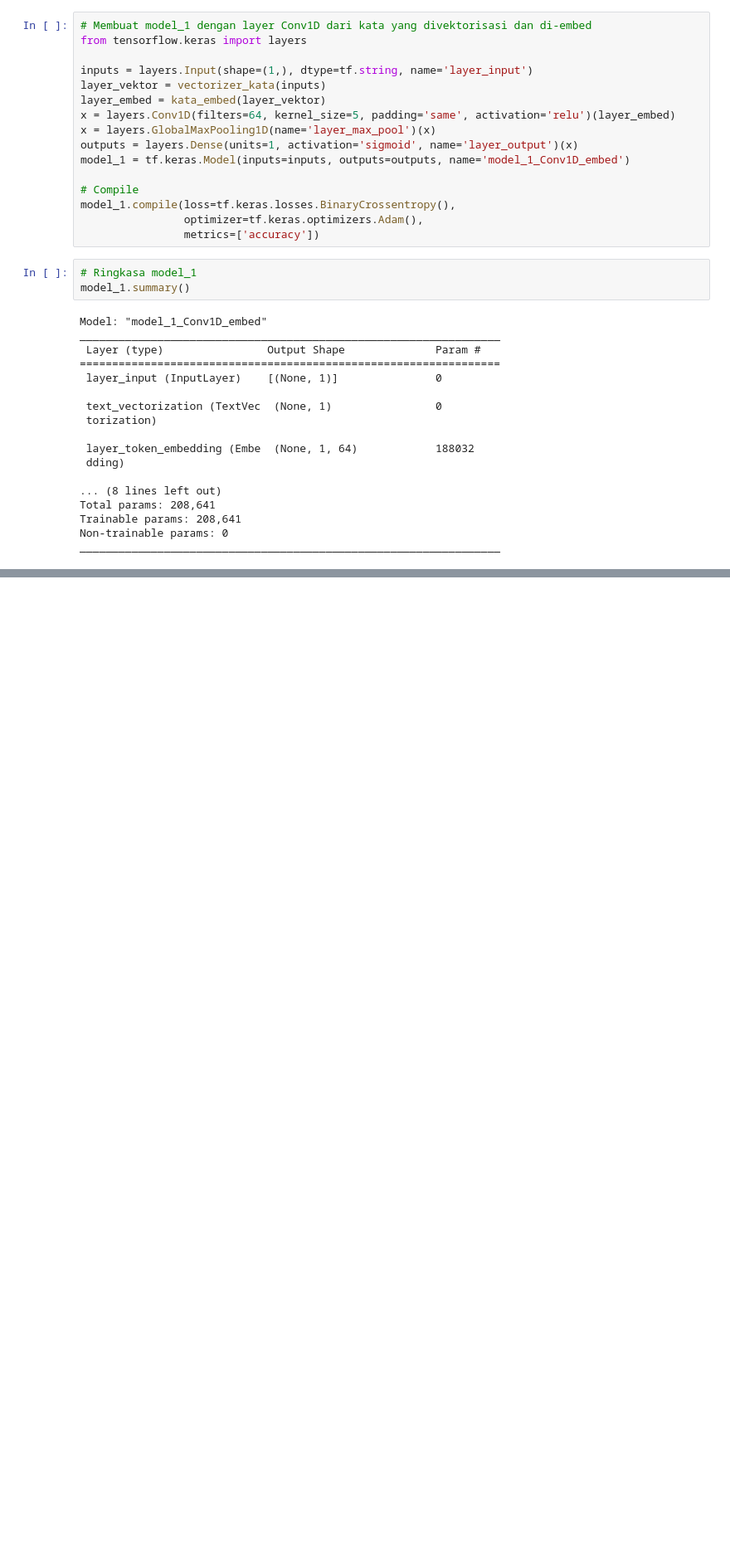
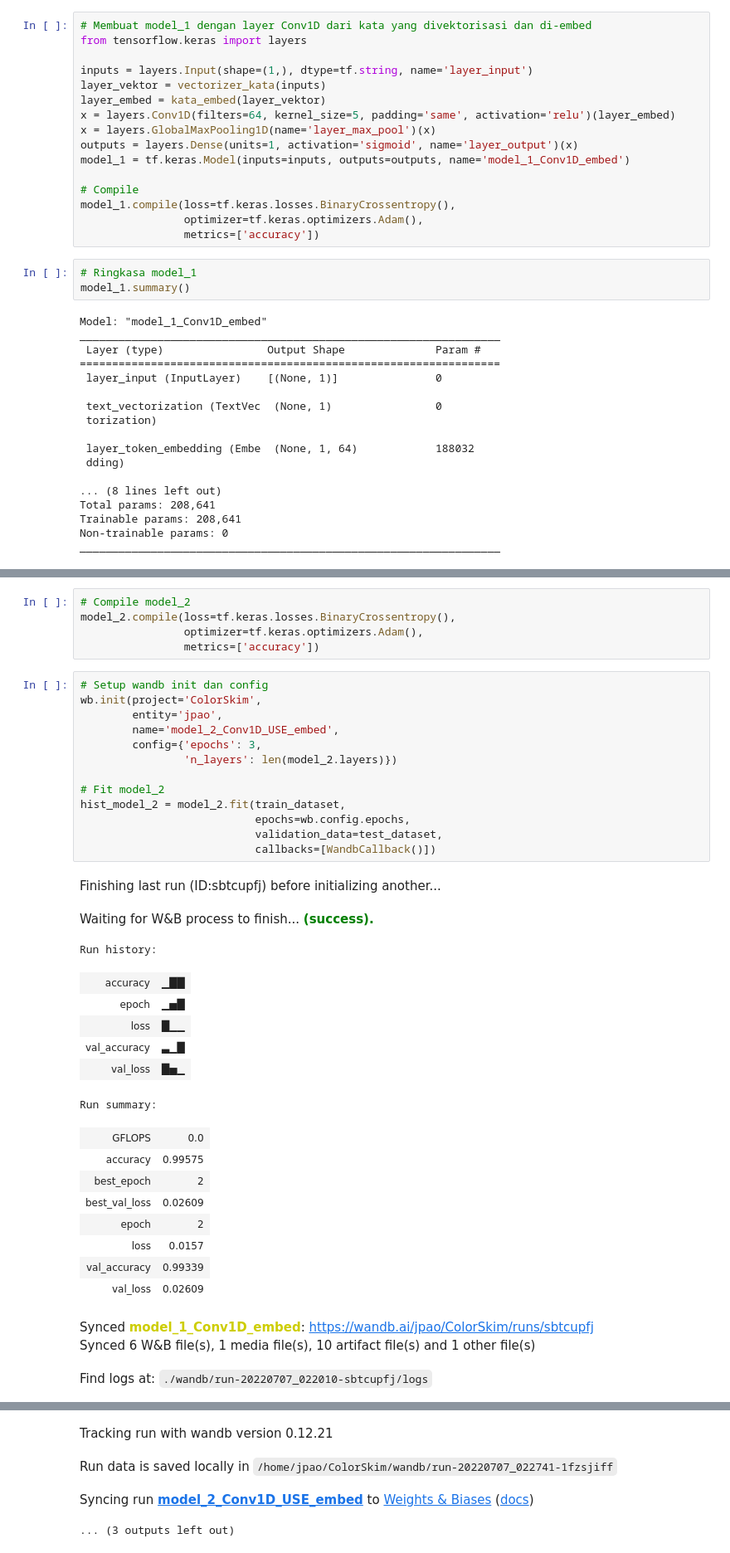
Before and after one commit to johanesPao/ColorSkim, a Jupyter notebook: ColorSkim_AI.ipynb, the cells around one changed output, grey strips where cells are left out. Shown at 83% size. Cells and saved outputs as stored; diff of their text form; blank space fills up the shorter version.

Commit message:
commit ColorSkim_AI.ipynb revisi

```diff
--- a/ColorSkim_AI.ipynb
+++ b/ColorSkim_AI.ipynb
@@ -349,0 +514,39 @@ WARNING:absl:Found untraced functions such as _jit_compiled_convolution_op while
+# %%
+# Compile model_2
+model_2.compile(loss=tf.keras.losses.BinaryCrossentropy(),
+                optimizer=tf.keras.optimizers.Adam(),
+                metrics=['accuracy'])
+# %%
+# Setup wandb init dan config
+wb.init(project='ColorSkim',
+        entity='jpao',
+        name='model_2_Conv1D_USE_embed',
+        config={'epochs': 3,
+                'n_layers': len(model_2.layers)})
+
+# Fit model_2
+hist_model_2 = model_2.fit(train_dataset,
+                           epochs=wb.config.epochs,
+                           validation_data=test_dataset,
+                           callbacks=[WandbCallback()])
+# %% [output]
+Finishing last run (ID:sbtcupfj) before initializing another...
+Waiting for W&B process to finish... (success).
+Run history:
+| accuracy | ▁██ |
+| epoch | ▁▅█ |
+| loss | █▁▁ |
+| val_accuracy | ▃▁█ |
+| val_loss | █▅▁ |
+Run summary:
+| GFLOPS | 0.0 |
+| accuracy | 0.99575 |
+| best_epoch | 2 |
+| best_val_loss | 0.02609 |
+| epoch | 2 |
+| loss | 0.0157 |
+| val_accuracy | 0.99339 |
+| val_loss | 0.02609 |
+Synced model_1_Conv1D_embed: https://wandb.ai/jpao/ColorSkim/runs/sbtcupfj
+Synced 6 W&B file(s), 1 media file(s), 10 artifact file(s) and 1 other file(s)
+Find logs at: ./wandb/run-20220707_022010-sbtcupfj/logs
@@ -349,0 +554,4 @@ WARNING:absl:Found untraced functions such as _jit_compiled_convolution_op while
+Tracking run with wandb version 0.12.21
+Run data is saved locally in /home/jpao/ColorSkim/wandb/run-20220707_022741-1fzsjiff
+Syncing run model_2_Conv1D_USE_embed to Weights & Biases (docs)
+... (3 outputs left out)
```
Also changed, not shown: parts of 23 cells of this notebook.
